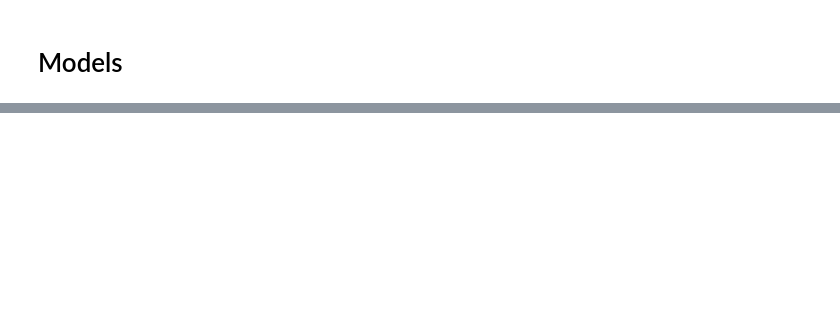
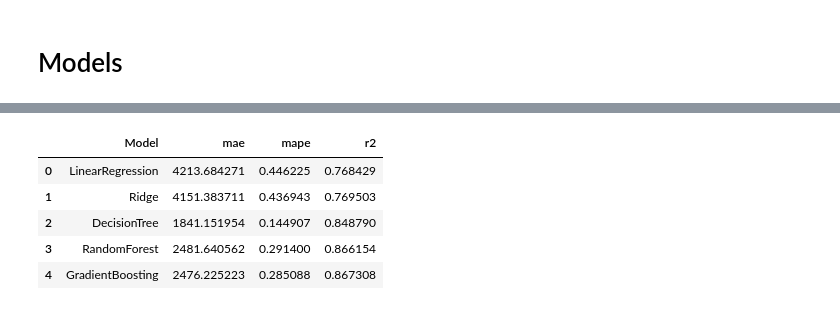
Before and after one commit to Mikkelml/random_projekter, a Jupyter notebook: insurance.ipynb, the cells around one changed output, grey strips where cells are left out. Cells and saved outputs as stored; diff of their text form; code cells hidden in the pictures; blank space fills up the shorter version.

```diff
--- a/insurance.ipynb
+++ b/insurance.ipynb
@@ -274,2 +374,9 @@ model_manager.model_evaluation()
 # %%
-df['charges'].mean()
+df
+# %% [output]
+|  | Model | mae | mape | r2 |
+| 0 | LinearRegression | 4213.684271 | 0.446225 | 0.768429 |
+| 1 | Ridge | 4151.383711 | 0.436943 | 0.769503 |
+| 2 | DecisionTree | 1841.151954 | 0.144907 | 0.848790 |
+| 3 | RandomForest | 2481.640562 | 0.291400 | 0.866154 |
+| 4 | GradientBoosting | 2476.225223 | 0.285088 | 0.867308 |
```
Also changed, not shown: parts of 13 cells of this notebook.
